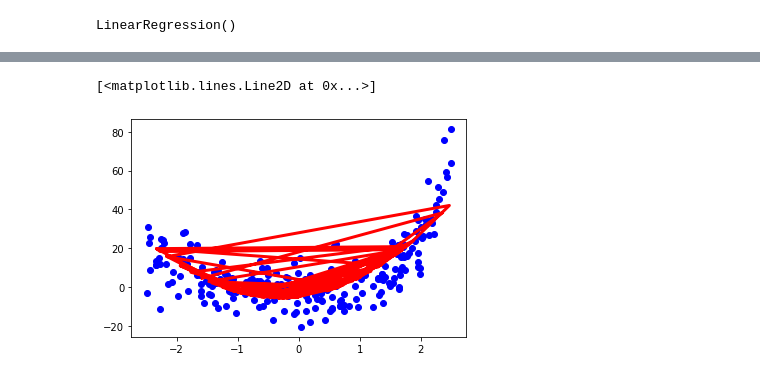
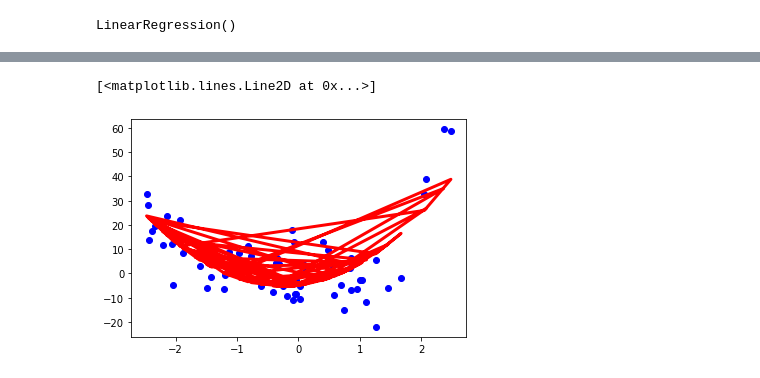
Before and after one commit to PiotrSzczachor/ML, a Jupyter notebook: Lab03.ipynb, the cells around one changed output, grey strips where cells are left out. Saved outputs shown, nothing was run; the diff lists cells and outputs as text; code cells hidden in the pictures.

```diff
--- a/Lab03.ipynb
+++ b/Lab03.ipynb
@@ -292,9 +307,9 @@ print(poly_2_reg_pred_test)
 # %%
-plt.scatter(X_train, y_train, color="blue")
+plt.scatter(X_test, y_test, color="blue")
 plt.plot(X_test, poly_2_reg_pred_test, color="red", linewidth=3)
 # %% [output]
 [<matplotlib.lines.Line2D at 0x...>]
-[figure, old version]
+[figure, new version]
 # %%
 plt.scatter(X_train, y_train, color="blue")
 plt.plot(X_train, poly_2_reg_pred_train, color="red", linewidth=3)
```
Also changed, not shown: parts of 68 cells of this notebook.
